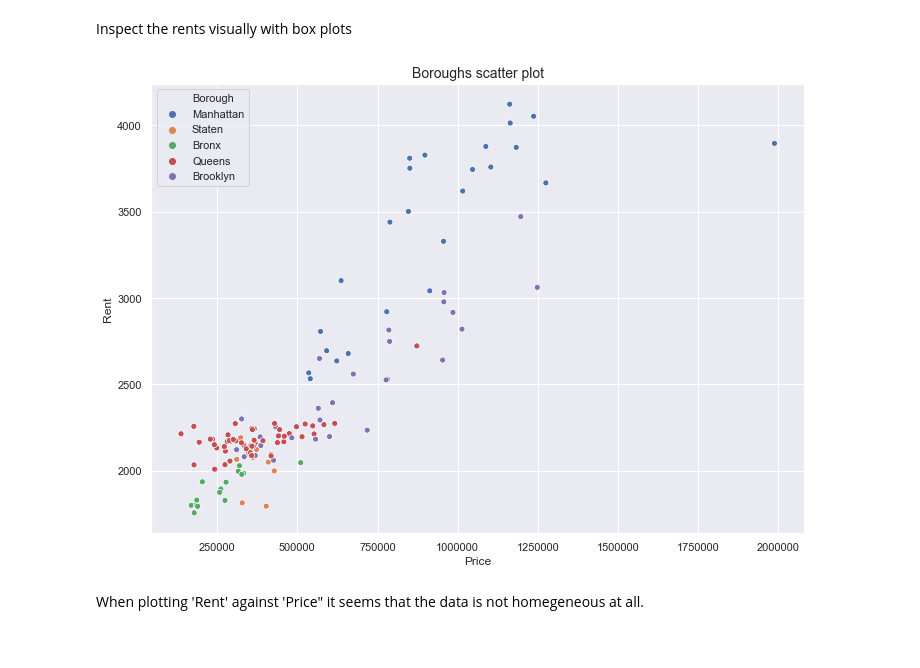
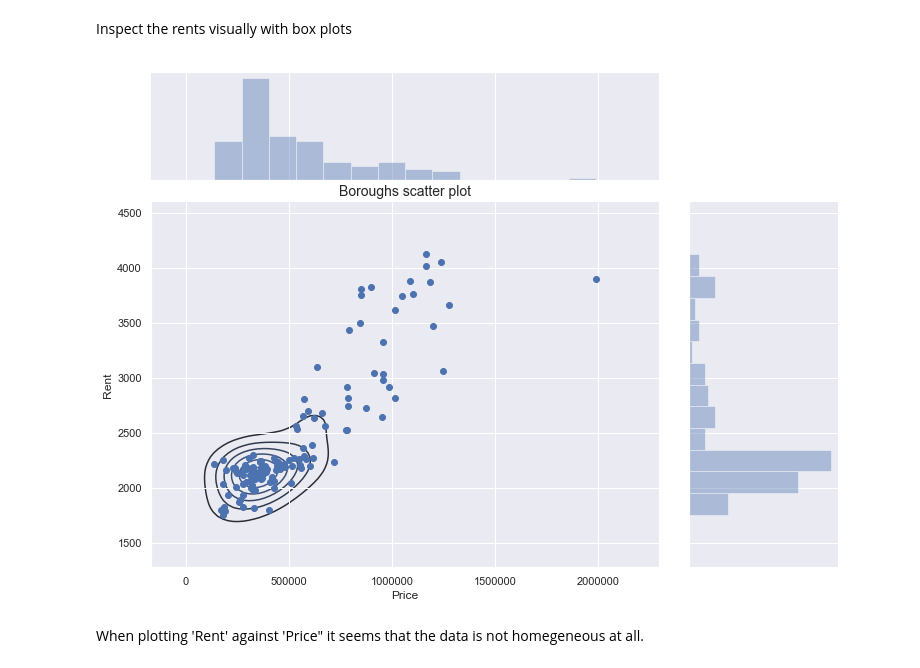
Before and after one commit to allaccountstaken/predicting_urban_home_values, a Jupyter notebook: Predicting Home Values Using Venues.ipynb, the cells around one changed output. Drawn from its saved outputs; the diff is of its cells as text; code cells hidden in the pictures.

```diff
--- a/Predicting Home Values Using Venues.ipynb
+++ b/Predicting Home Values Using Venues.ipynb
@@ -169,12 +166,14 @@ Final size is smaller (n=129) but there are no missing values
 # %% [markdown]
 Inspect the rents visually with box plots
 # %%
-sns.scatterplot(x='Price', y='Rent', data=df_nyc_prices_rents, hue = 'Borough')
+sns.jointplot("Price", "Rent", data=df_nyc_prices_rents,
+                  height=5, ratio=3, color="b").plot_joint(sns.kdeplot, zorder=0, n_levels=6)
+
 plt.gcf().set_size_inches(11.7, 8.27)
 plt.title("Boroughs scatter plot", fontsize=14)
 plt.show()
 # %% [output]
-[figure, old version]
+[figure, new version]
 # %% [markdown]
 When plotting 'Rent' against 'Price" it seems that the data is not homegeneous at all.
 # %%
```
Also changed, not shown: parts of 72 cells of this notebook, 39 other files.
